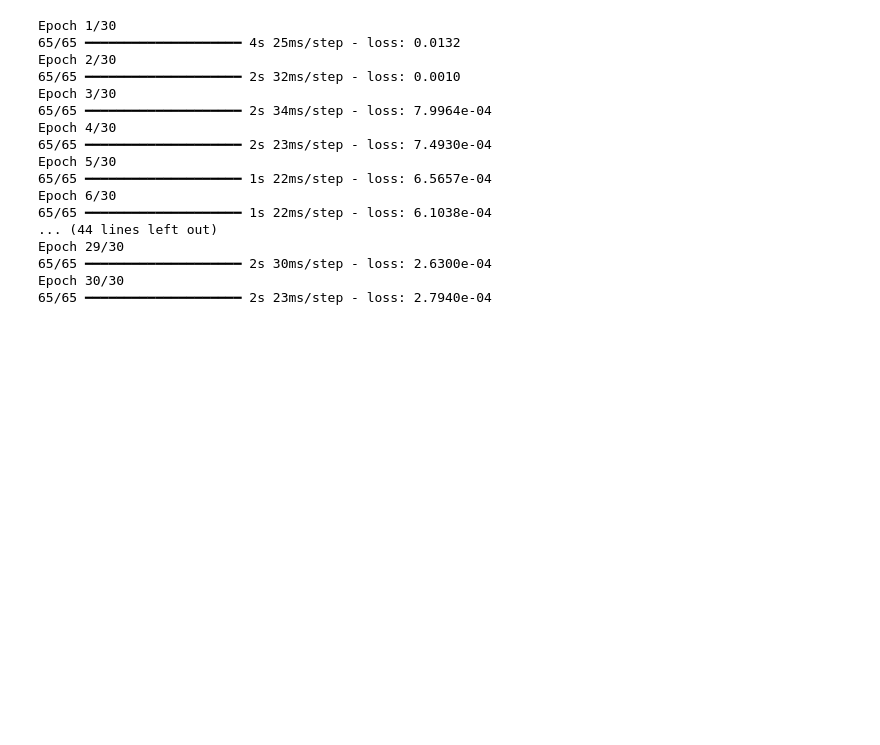
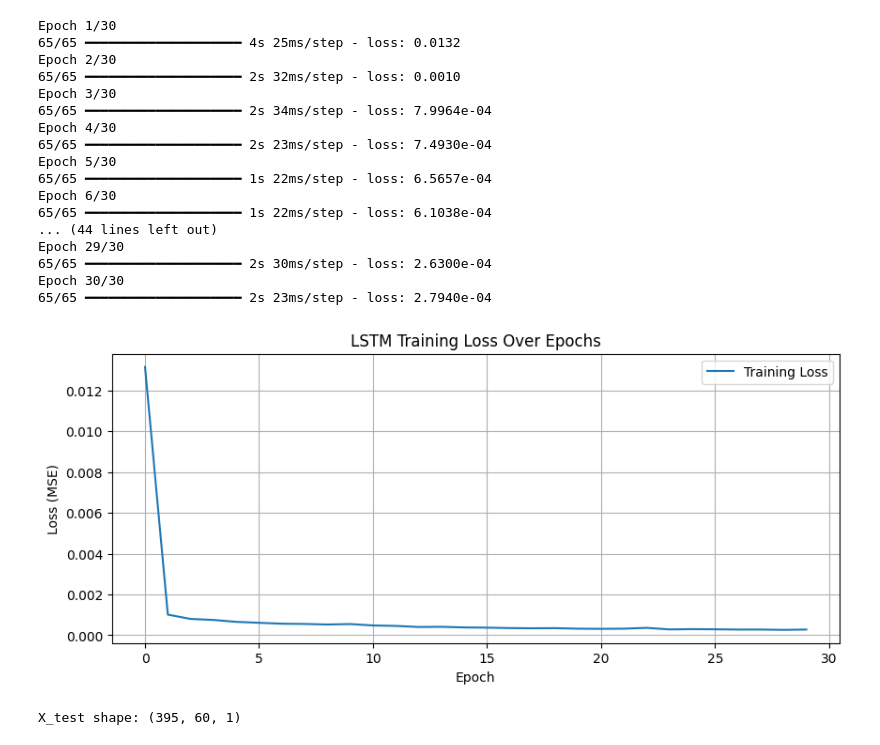
Before and after one commit to Filimon-H/GMF-investment-portfolio-management, a Jupyter notebook: notebooks/forecasting.ipynb, the cells around one changed output. Cells and saved outputs as stored; diff of their text form; code cells hidden in the pictures; blank space fills up the shorter version.

Commit message:
feat: create LSTM input sequences for test period with sliding window

```diff
--- a/notebooks/forecasting.ipynb
+++ b/notebooks/forecasting.ipynb
@@ -163,3 +163,29 @@ Epoch 29/30
 65/65 ━━━━━━━━━━━━━━━━━━━━ 2s 30ms/step - loss: 2.6300e-04
 Epoch 30/30
 65/65 ━━━━━━━━━━━━━━━━━━━━ 2s 23ms/step - loss: 2.7940e-04
+# %%
+# Plot training loss
+plt.figure(figsize=(10, 4))
+plt.plot(history.history['loss'], label='Training Loss')
+plt.title("LSTM Training Loss Over Epochs")
+plt.xlabel("Epoch")
+plt.ylabel("Loss (MSE)")
+plt.legend()
+plt.grid(True)
+plt.show()
+# %% [output]
+[figure, added]
+# %%
+# Combine the last part of training with the test for context
+import numpy as np
+full_input = np.concatenate((train_scaled[-window_size:], test_scaled))
+X_test = []
+
+for i in range(len(test_scaled)):
+    X_test.append(full_input[i:i+window_size])
+
+X_test = np.array(X_test).reshape(-1, window_size, 1)
+
+print("X_test shape:", X_test.shape)
+# %% [output]
+X_test shape: (395, 60, 1)
```
